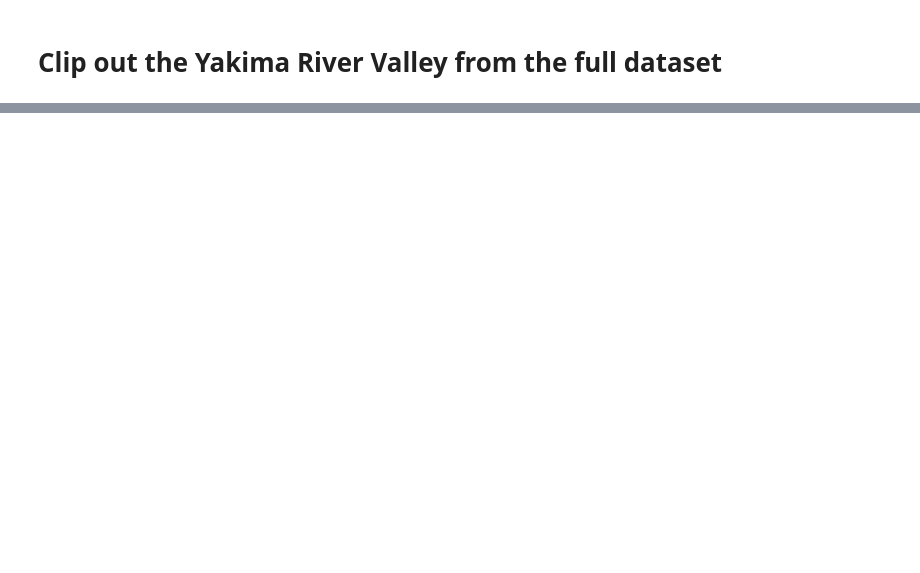
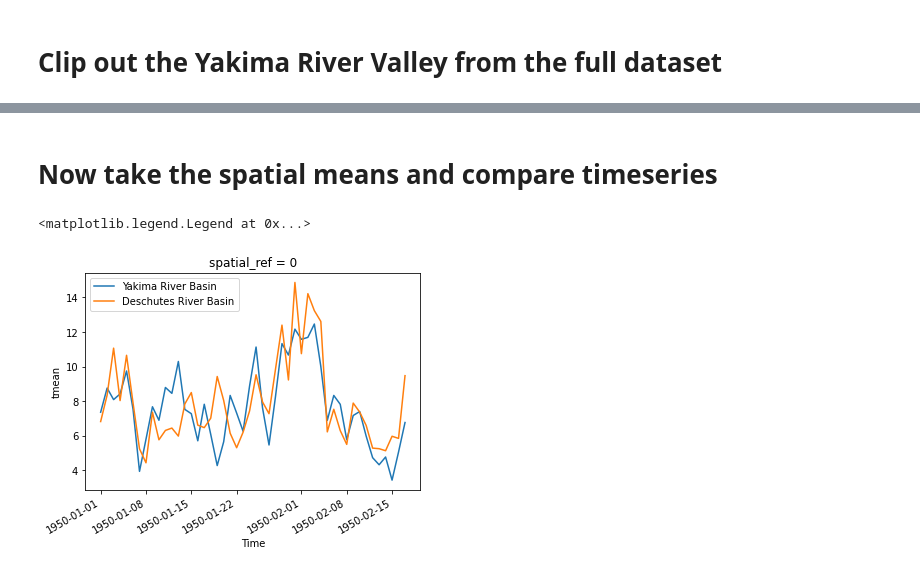
Before and after one commit to arbennett/xarray_shapefile_subset_example, a Jupyter notebook: clipping_example.ipynb, the cells around one changed output, grey strips where cells are left out. Saved outputs shown, nothing was run; the diff lists cells and outputs as text; code cells hidden in the pictures; blank space fills up the shorter version.

Commit message:
Add example of taking the mean

```diff
--- a/clipping_example.ipynb
+++ b/clipping_example.ipynb
@@ -59,0 +74,9 @@ yakima_ds['tmean'].isel(time=0).plot()
+# %% [markdown]
+# Now take the spatial means and compare timeseries
+# %%
+yakima_ds['tmean'].mean(dim=['lat', 'lon']).plot(label='Yakima River Basin')
+deschutes_ds['tmean'].mean(dim=['lat', 'lon']).plot(label='Deschutes River Basin')
+plt.legend()
+# %% [output]
+<matplotlib.legend.Legend at 0x...>
+[figure, added]
```
Also changed, not shown: parts of 8 cells of this notebook, 5 other files.
